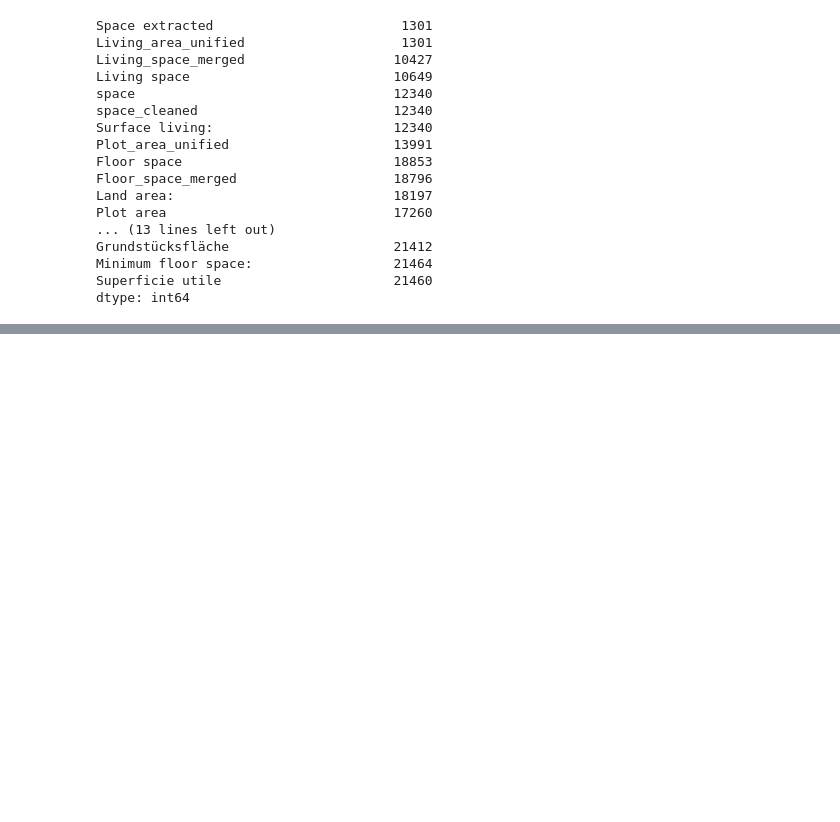
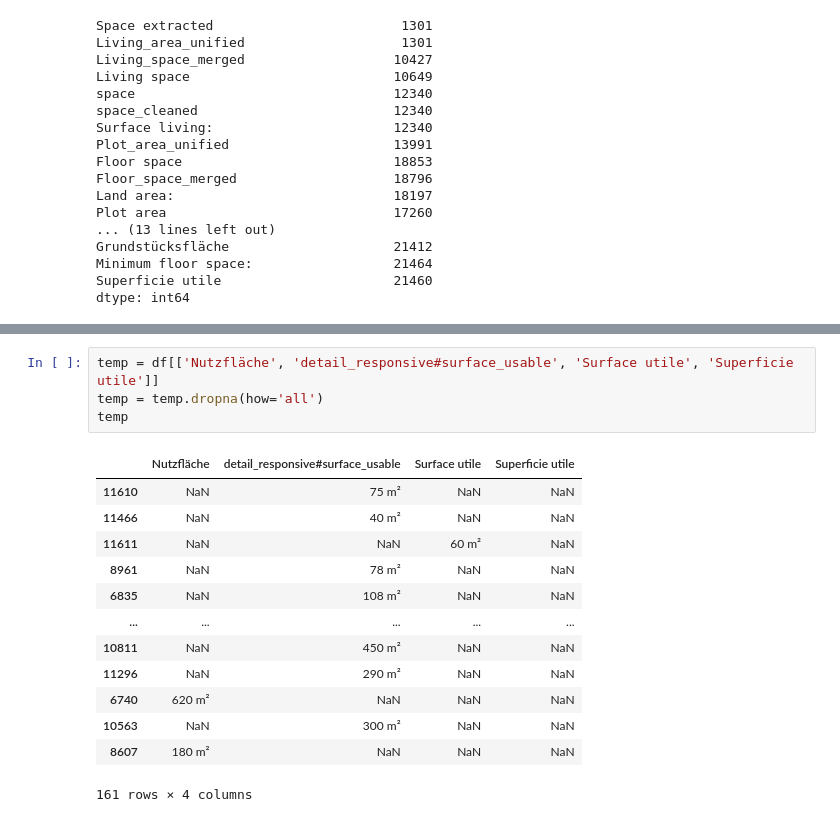
Before and after one commit to staldenhoefler/immo_challenge, a Jupyter notebook: notebooks/EDA_dsa.ipynb, the cells around one changed output, grey strips where cells are left out. Cells and saved outputs as stored; diff of their text form; blank space fills up the shorter version.

```diff
--- a/notebooks/EDA_dsa.ipynb
+++ b/notebooks/EDA_dsa.ipynb
@@ -414,0 +544,18 @@ dtype: int64
+# %%
+temp = df[['Nutzfläche', 'detail_responsive#surface_usable', 'Surface utile', 'Superficie utile']]
+temp = temp.dropna(how='all')
+temp
+# %% [output]
+|  | Nutzfläche | detail_responsive#surface_usable | Surface utile | Superficie utile |
+| 11610 | NaN | 75 m² | NaN | NaN |
+| 11466 | NaN | 40 m² | NaN | NaN |
+| 11611 | NaN | NaN | 60 m² | NaN |
+| 8961 | NaN | 78 m² | NaN | NaN |
+| 6835 | NaN | 108 m² | NaN | NaN |
+| ... | ... | ... | ... | ... |
+| 10811 | NaN | 450 m² | NaN | NaN |
+| 11296 | NaN | 290 m² | NaN | NaN |
+| 6740 | 620 m² | NaN | NaN | NaN |
+| 10563 | NaN | 300 m² | NaN | NaN |
+| 8607 | 180 m² | NaN | NaN | NaN |
+161 rows × 4 columns
```
Also changed, not shown: parts of 27 cells of this notebook, 3 other files.
